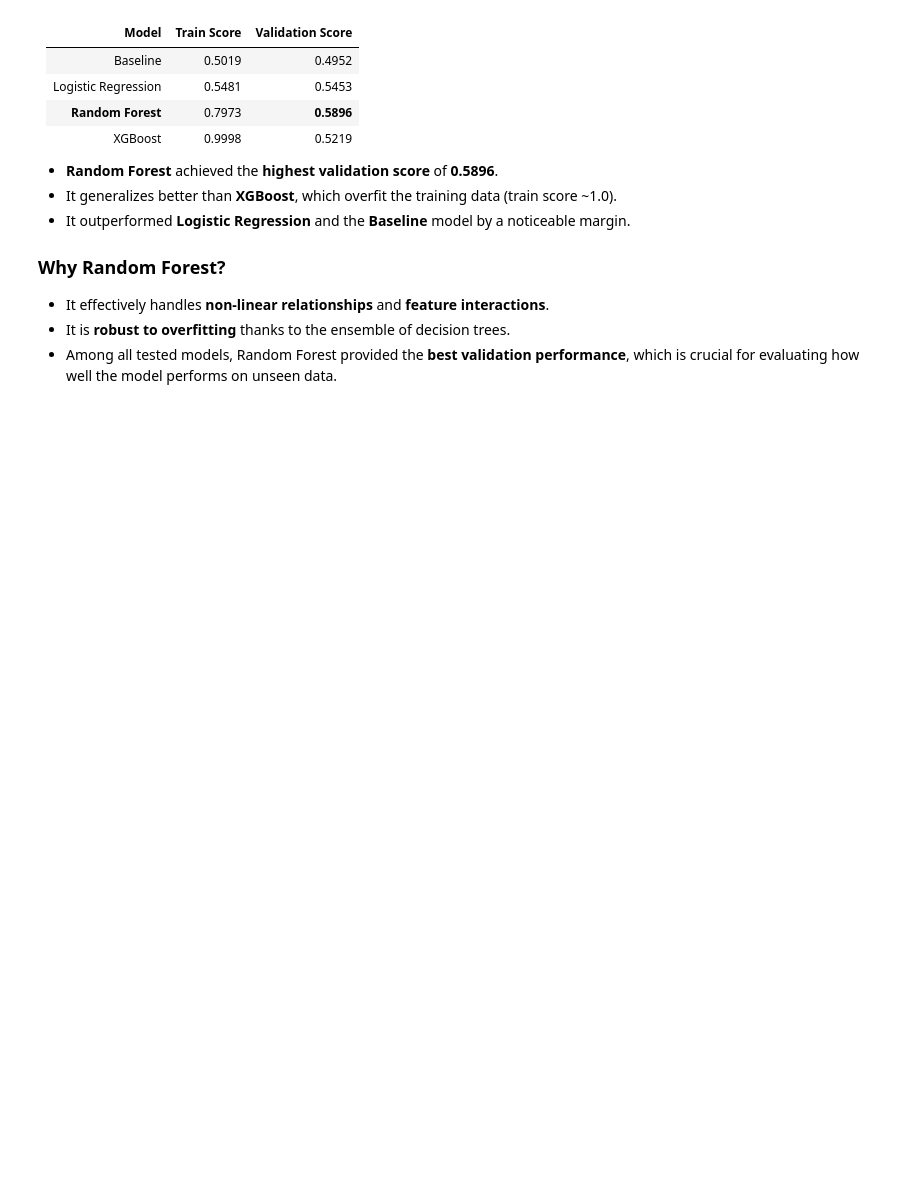
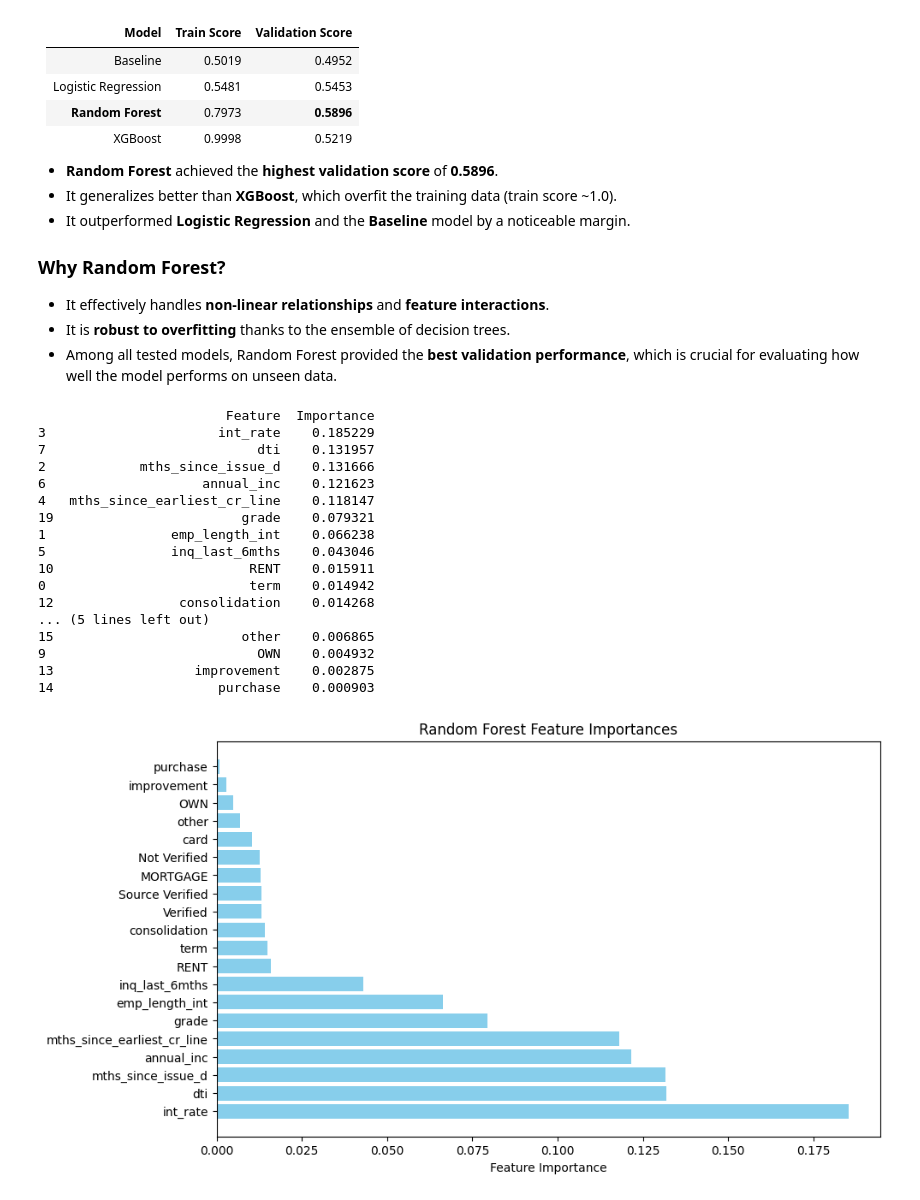
Before and after one commit to wahyunanandika/cimb_data, a Jupyter notebook: Wahyunan_andika.ipynb, the cells around one changed output. Cells and saved outputs as stored; diff of their text form; code cells hidden in the pictures; blank space fills up the shorter version.

```diff
--- a/Wahyunan_andika.ipynb
+++ b/Wahyunan_andika.ipynb
@@ -1305,3 +1305,48 @@ test_result['predicted_label'] = y_test_pred
 
 # Simpan ke file CSV (optional)
 test_result.to_csv('final_test_predictions.csv', index=False)
+# %%
+# Assuming 'clas_rf' is your GridSearchCV object
+best_rf_model = clas_rf.best_estimator_  # Get the best RandomForest model from GridSearchCV
+
+# Now access the feature importances from the best Random Forest model
+feature_importances = best_rf_model.feature_importances_
+
+# Create a DataFrame to store feature names and their importance scores
+features_df = pd.DataFrame({
+    'Feature': X_train_clean.columns,  # X_train_clean is your training features
+    'Importance': feature_importances
+})
+
+# Sort the features by importance (highest first)
+features_df = features_df.sort_values(by='Importance', ascending=False)
+
+# Display the most important features
+print(features_df)
+
+# Plot the feature importances
+import matplotlib.pyplot as plt
+plt.figure(figsize=(10, 6))
+plt.barh(features_df['Feature'], features_df['Importance'], color='skyblue')
+plt.xlabel('Feature Importance')
+plt.title('Random Forest Feature Importances')
+plt.show()
+# %% [output]
+                        Feature  Importance
+3                      int_rate    0.185229
+7                           dti    0.131957
+2            mths_since_issue_d    0.131666
+6                    annual_inc    0.121623
+4   mths_since_earliest_cr_line    0.118147
+19                        grade    0.079321
+1                emp_length_int    0.066238
+5                inq_last_6mths    0.043046
+10                         RENT    0.015911
+0                          term    0.014942
+12                consolidation    0.014268
+... (5 lines left out)
+15                        other    0.006865
+9                           OWN    0.004932
+13                  improvement    0.002875
+14                     purchase    0.000903
+[figure, added]
```
Also changed, not shown: 4 other files.
